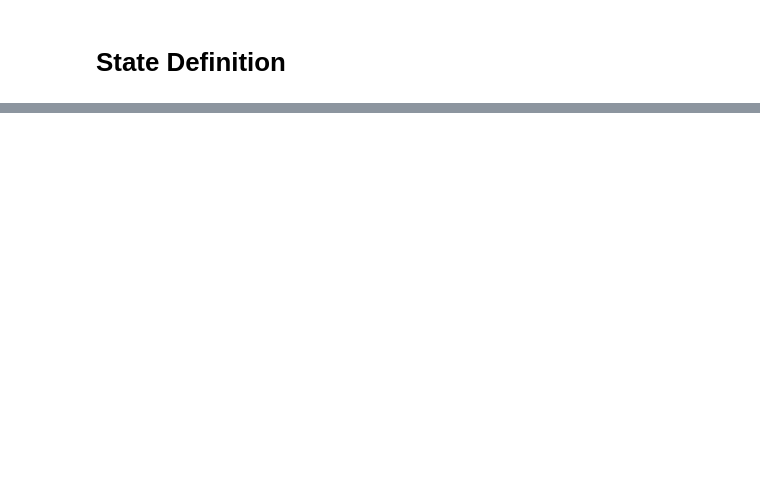
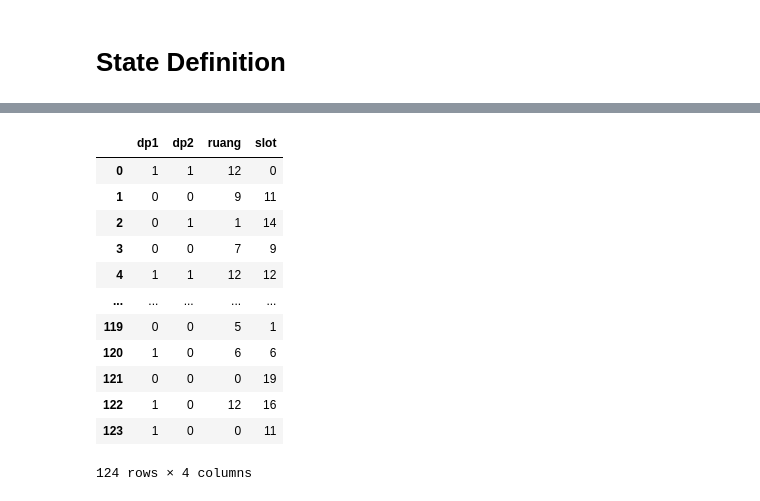
Before and after one commit to iqbalbasyar/task-scheduling, a Jupyter notebook: Problem Modeling.ipynb, the cells around one changed output, grey strips where cells are left out. Drawn from its saved outputs; the diff is of its cells as text; code cells hidden in the pictures; blank space fills up the shorter version.

```diff
--- a/Problem Modeling.ipynb
+++ b/Problem Modeling.ipynb
@@ -97,0 +246,21 @@ c = 100
+# %%
+n_population = 100
+learning_rate = 0.05
+epoch = 10
+# %%
+agents = [random_sol() for i in range(n_population)]
+best_agent_iter = []
+best_fit_iter = []
+# %%
+for i in range(epoch):
+    fits = [fitness(x) for x in agents]
+    best_agent = agents[np.argmin(fits)]
+    best_agent_iter.append(best_agent)
+    best_fit_iter.append(fits[np.argmin(fits)])
+    agents = [x+((x-best_agent)*learning_rate) for x in agents]
+
+    # add random motion to best_agent
+    random_agent = agents[np.random.choice(len(agents))]
+    agents[np.argmin(fits)] += (random_agent - best_agent) * learning_rate / 10
+
+    print(f"epoch: {i} : best fit = {np.min(fits)}")
@@ -97,0 +278,19 @@ c = 100
+# %%
+final_jadwal = to_dataframe(best_agent_iter[np.argmin(best_fit_iter)])
+# %%
+# final_jadwal.groupby(['ruang', 'slot']).count()
+final_jadwal
+# %% [output]
+|  | dp1 | dp2 | ruang | slot |
+| 0 | 1 | 1 | 12 | 0 |
+| 1 | 0 | 0 | 9 | 11 |
+| 2 | 0 | 1 | 1 | 14 |
+| 3 | 0 | 0 | 7 | 9 |
+| 4 | 1 | 1 | 12 | 12 |
+| ... | ... | ... | ... | ... |
+| 119 | 0 | 0 | 5 | 1 |
+| 120 | 1 | 0 | 6 | 6 |
+| 121 | 0 | 0 | 0 | 19 |
+| 122 | 1 | 0 | 12 | 16 |
+| 123 | 1 | 0 | 0 | 11 |
+124 rows × 4 columns
```
Also changed, not shown: parts of 37 cells of this notebook, 3 other files.
